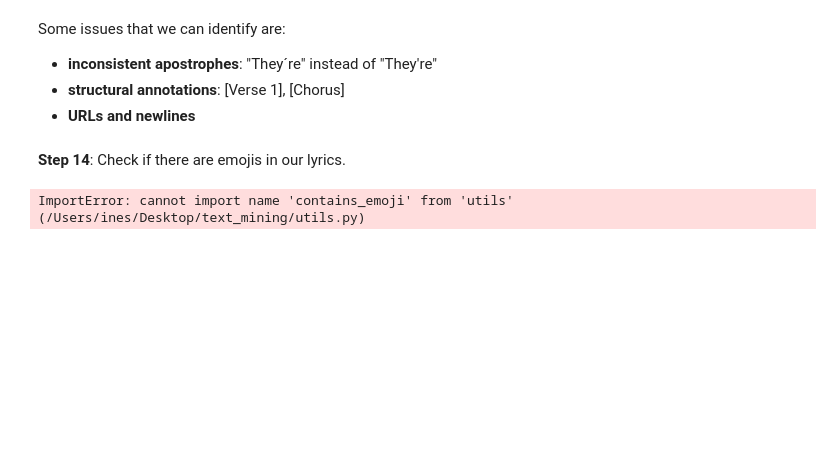
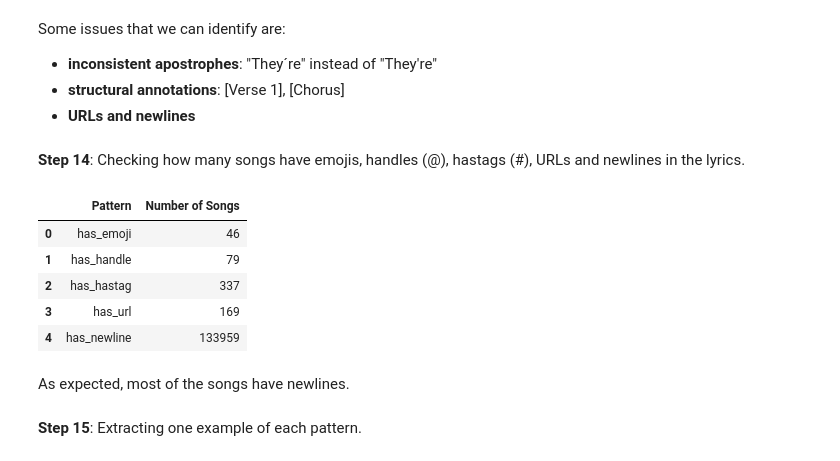
Before and after one commit to iinesclaro/text_mining, a Jupyter notebook: 01_eda_preprocessing.ipynb, the cells around one changed output. Saved outputs shown, nothing was run; the diff lists cells and outputs as text; code cells hidden in the pictures; blank space fills up the shorter version.

```diff
--- a/01_eda_preprocessing.ipynb
+++ b/01_eda_preprocessing.ipynb
@@ -323,12 +354,33 @@ Some issues that we can identify are:
 - **structural annotations**: [Verse 1], [Chorus]
 - **URLs and newlines**
 # %% [markdown]
-**Step 14**: Check if there are emojis in our lyrics.
+**Step 14**: Checking how many songs have emojis, handles (@), hastags (#), URLs and newlines in the lyrics.
-# %%
-from utils import contains_emoji
-
-train_data['has_emoji'] = train_data['lyrics'].apply(contains_emoji)
-
-print(train_data['has_emoji'].sum())
-# %% [output]
-ImportError: cannot import name 'contains_emoji' from 'utils' (/Users/ines/Desktop/text_mining/utils.py)
+# %%
+from utils import (
+    contains_emoji,
+    contains_handle,
+    contains_hastag,
+    contains_url,
+    contains_newline
+)
+
+train_data['has_emoji'] = train_data['lyrics'].apply(contains_emoji)
+train_data['has_handle'] = train_data['lyrics'].apply(contains_handle)
+train_data['has_hastag'] = train_data['lyrics'].apply(contains_hastag)
+train_data['has_url'] = train_data['lyrics'].apply(contains_url)
+train_data['has_newline'] = train_data['lyrics'].apply(contains_newline)
+
+patterns = train_data[['has_emoji', 'has_handle', 'has_hastag', 'has_url', 'has_newline']].sum().rename_axis('Pattern').reset_index(name = 'Number of Songs')
+
+display(patterns)
+# %% [output]
+|  | Pattern | Number of Songs |
+| 0 | has_emoji | 46 |
+| 1 | has_handle | 79 |
+| 2 | has_hastag | 337 |
+| 3 | has_url | 169 |
+| 4 | has_newline | 133959 |
+# %% [markdown]
+As expected, most of the songs have newlines.
+# %% [markdown]
+**Step 15**: Extracting one example of each pattern.
```
Also changed, not shown: parts of 5 cells of this notebook, 1 other file.
